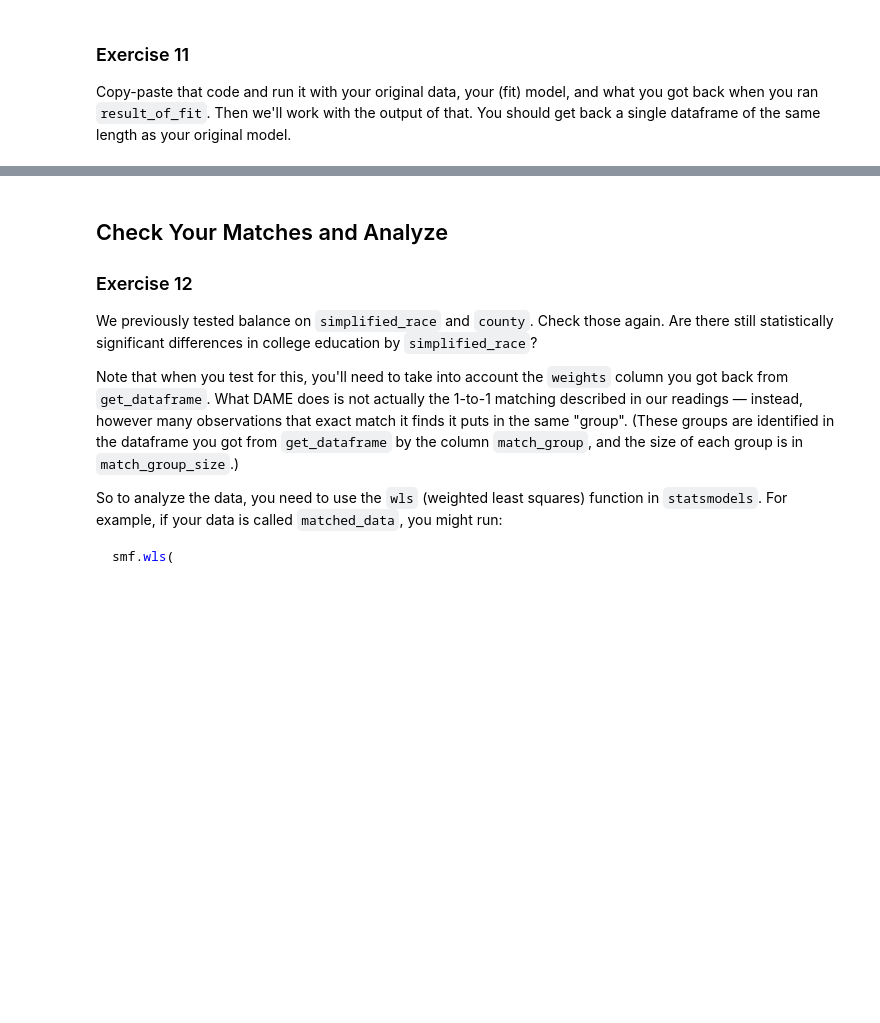
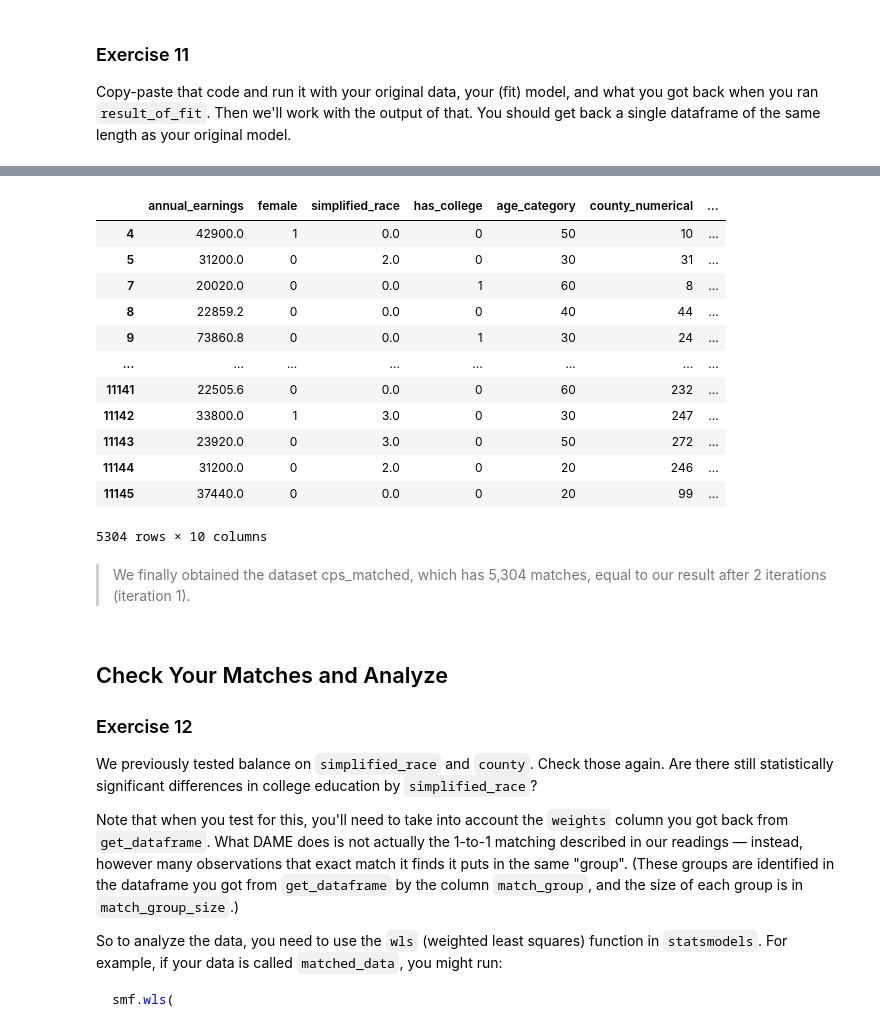
Before and after one commit to BarbaraPFloresRios/IDS701_UnifyingDataScience_CausalInference, a Jupyter notebook: 20240419_ExerciseMatching/exercise_matching.ipynb, the cells around one changed output, grey strips where cells are left out. Drawn from its saved outputs; the diff is of its cells as text; code cells hidden in the pictures; blank space fills up the shorter version.

Commit message:
matching

```diff
--- a/20240419_ExerciseMatching/exercise_matching.ipynb
+++ b/20240419_ExerciseMatching/exercise_matching.ipynb
@@ -416,20 +386,20 @@ Suppose we want to ensure we have at least 5,000 observations in our matched dat
 
 Re-run your matching, stopping at the point you picked above using `early_stop_iterations`.
 # %%
-model = dame_flame.matching.DAME(
+model2 = dame_flame.matching.DAME(
     repeats=False,
     verbose=3,
     want_pe=True,
     stop_unmatched_t=True,
     early_stop_iterations=1,
 )
-model.fit(
+model2.fit(
     cps,
     treatment_column_name="has_college",
     outcome_column_name="annual_earnings",
 )
 
-result = model.predict(cps)
+result2 = model2.predict(cps)
 # %% [output]
 Completed iteration 0 of matching
         Number of matched groups formed in total:  369
@@ -523,3 +555,22 @@ Copy-paste that code and run it with your original data, your (fit) model, and w
+# %%
+cps_matched = get_dataframe(model2, result2)
+cps_matched
+# %% [output]
+|  | annual_earnings | female | simplified_race | has_college | age_category | county_numerical | ... |
+| 4 | 42900.0 | 1 | 0.0 | 0 | 50 | 10 | ... |
+| 5 | 31200.0 | 0 | 2.0 | 0 | 30 | 31 | ... |
+| 7 | 20020.0 | 0 | 0.0 | 1 | 60 | 8 | ... |
+| 8 | 22859.2 | 0 | 0.0 | 0 | 40 | 44 | ... |
+| 9 | 73860.8 | 0 | 0.0 | 1 | 30 | 24 | ... |
+| ... | ... | ... | ... | ... | ... | ... | ... |
+| 11141 | 22505.6 | 0 | 0.0 | 0 | 60 | 232 | ... |
+| 11142 | 33800.0 | 1 | 3.0 | 0 | 30 | 247 | ... |
+| 11143 | 23920.0 | 0 | 3.0 | 0 | 50 | 272 | ... |
+| 11144 | 31200.0 | 0 | 2.0 | 0 | 20 | 246 | ... |
+| 11145 | 37440.0 | 0 | 0.0 | 0 | 20 | 99 | ... |
+5304 rows × 10 columns
+# %% [markdown]
+> We finally obtained the dataset cps_matched, which has 5,304 matches, equal to our result after 2 iterations (iteration 1).
 # %% [markdown]
 ## Check Your Matches and Analyze
 
```
Also changed, not shown: parts of 16 cells of this notebook.
